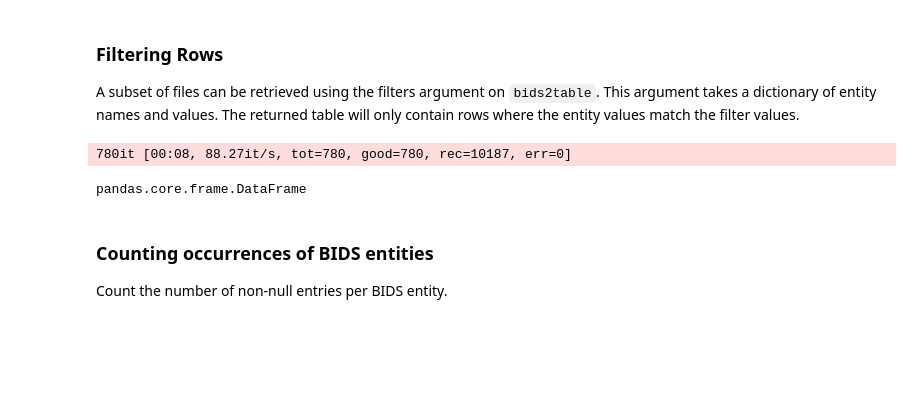
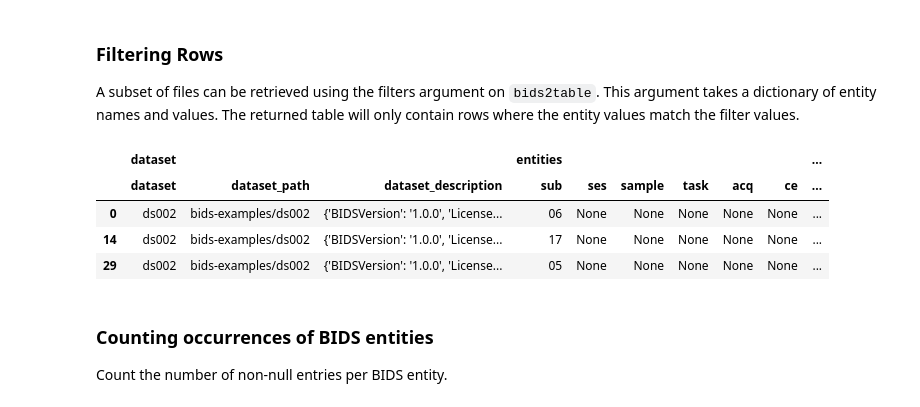
Before and after one commit to childmindresearch/bids2table, a Jupyter notebook: example/example.ipynb, the cells around one changed output. Drawn from its saved outputs; the diff is of its cells as text; code cells hidden in the pictures; blank space fills up the shorter version.

```diff
--- a/example/example.ipynb
+++ b/example/example.ipynb
@@ -119,14 +115,14 @@ df.head(3)
 
 A subset of files can be retrieved using the filters argument on `bids2table`. This argument takes a dictionary of entity names and values. The returned table will only contain rows where the entity values match the filter values.
 # %%
-df_filtered = bids2table("bids-examples", filters={"datatype": "anat"})
+df_filtered = bids2table("bids-examples", filters={"datatype": "anat", "suffix": "T1w"})
+df_filtered.head(3)
 # %% [output]
-780it [00:08, 88.27it/s, tot=780, good=780, rec=10187, err=0]
+|  | dataset |  |  | entities |  |  |  |  |  | ... |
+|  | dataset | dataset_path | dataset_description | sub | ses | sample | task | acq | ce | ... |
+| 0 | ds002 | bids-examples/ds002 | {'BIDSVersion': '1.0.0', 'License... | 06 | None | None | None | None | None | ... |
+| 14 | ds002 | bids-examples/ds002 | {'BIDSVersion': '1.0.0', 'License... | 17 | None | None | None | None | None | ... |
+| 29 | ds002 | bids-examples/ds002 | {'BIDSVersion': '1.0.0', 'License... | 05 | None | None | None | None | None | ... |
-# %%
-
-type(df)
-# %% [output]
-pandas.core.frame.DataFrame
 # %% [markdown]
 ### Counting occurrences of BIDS entities
 
```
Also changed, not shown: parts of 5 cells of this notebook, 2 other files.
